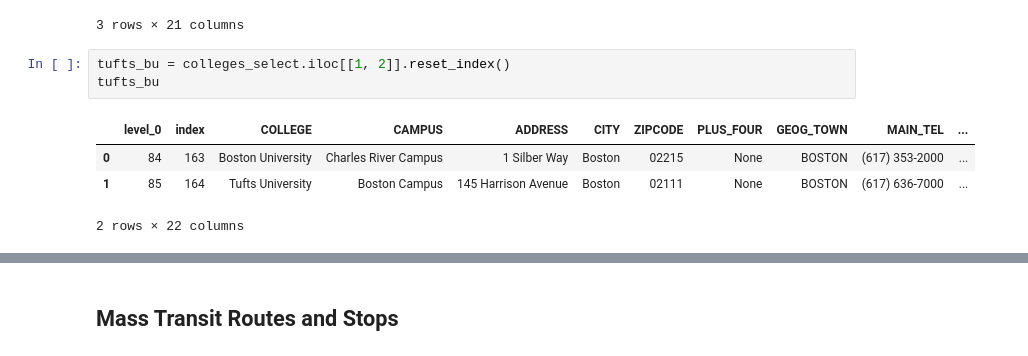
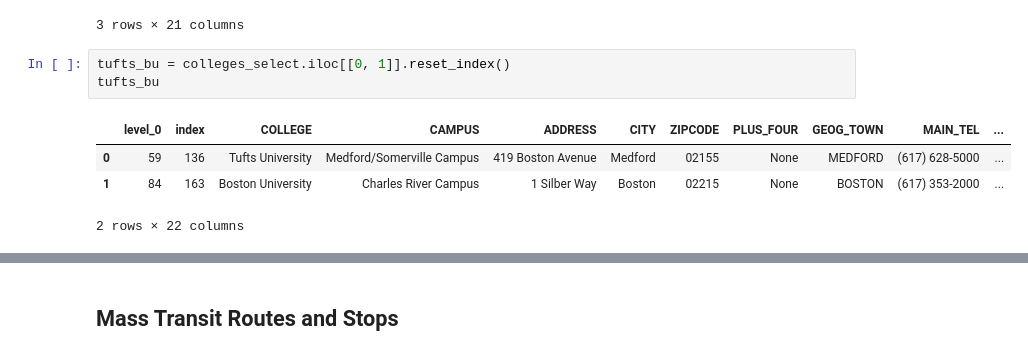
Before and after one commit to jcheng02/uep239-final-project, a Jupyter notebook: jcheng02_uep239_final_project.ipynb, the cells around one changed output, grey strips where cells are left out. Cells and saved outputs as stored; diff of their text form.

```diff
--- a/jcheng02_uep239_final_project.ipynb
+++ b/jcheng02_uep239_final_project.ipynb
@@ -364,12 +364,12 @@ colleges_select
 | 85 | 164 | Tufts University | Boston Campus | 145 Harrison Avenue | Boston | 02111 | None | BOSTON | (617) 636-7000 | http://medicine.tufts.edu/ | ... |
 3 rows × 21 columns
 # %%
-tufts_bu = colleges_select.iloc[[1, 2]].reset_index()
+tufts_bu = colleges_select.iloc[[0, 1]].reset_index()
 tufts_bu
 # %% [output]
 |  | level_0 | index | COLLEGE | CAMPUS | ADDRESS | CITY | ZIPCODE | PLUS_FOUR | GEOG_TOWN | MAIN_TEL | ... |
-| 0 | 84 | 163 | Boston University | Charles River Campus | 1 Silber Way | Boston | 02215 | None | BOSTON | (617) 353-2000 | ... |
-| 1 | 85 | 164 | Tufts University | Boston Campus | 145 Harrison Avenue | Boston | 02111 | None | BOSTON | (617) 636-7000 | ... |
+| 0 | 59 | 136 | Tufts University | Medford/Somerville Campus | 419 Boston Avenue | Medford | 02155 | None | MEDFORD | (617) 628-5000 | ... |
+| 1 | 84 | 163 | Boston University | Charles River Campus | 1 Silber Way | Boston | 02215 | None | BOSTON | (617) 353-2000 | ... |
 2 rows × 22 columns
 # %%
 ax = boston_zcta.plot(color='lightgrey', edgecolor='grey', figsize=(12,12))
```
Also changed, not shown: parts of 13 cells of this notebook, 25 other files.
